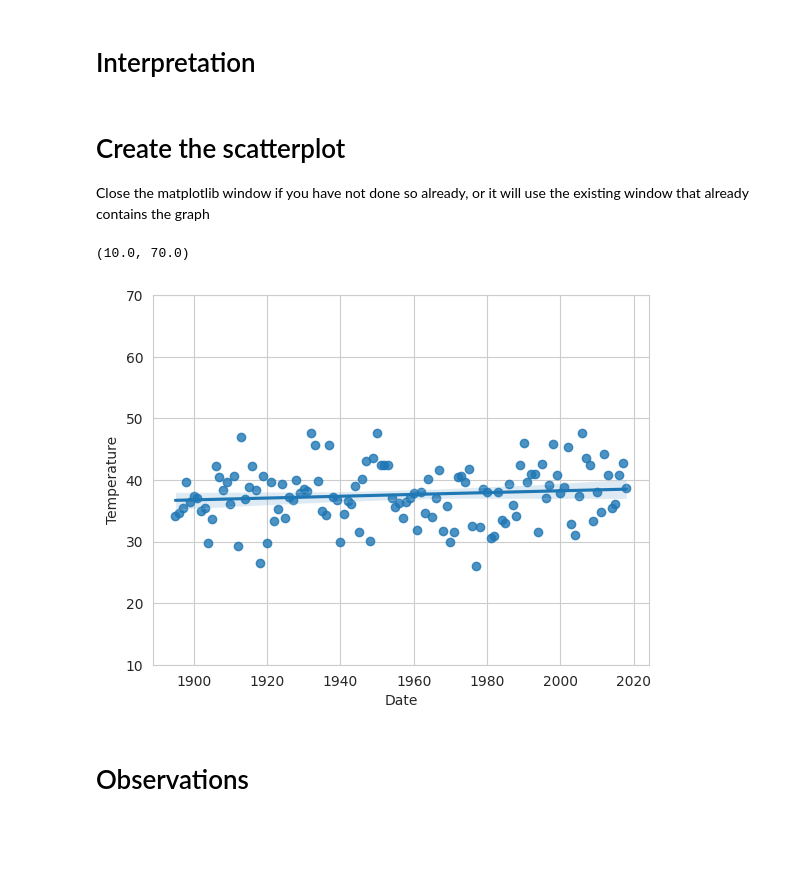
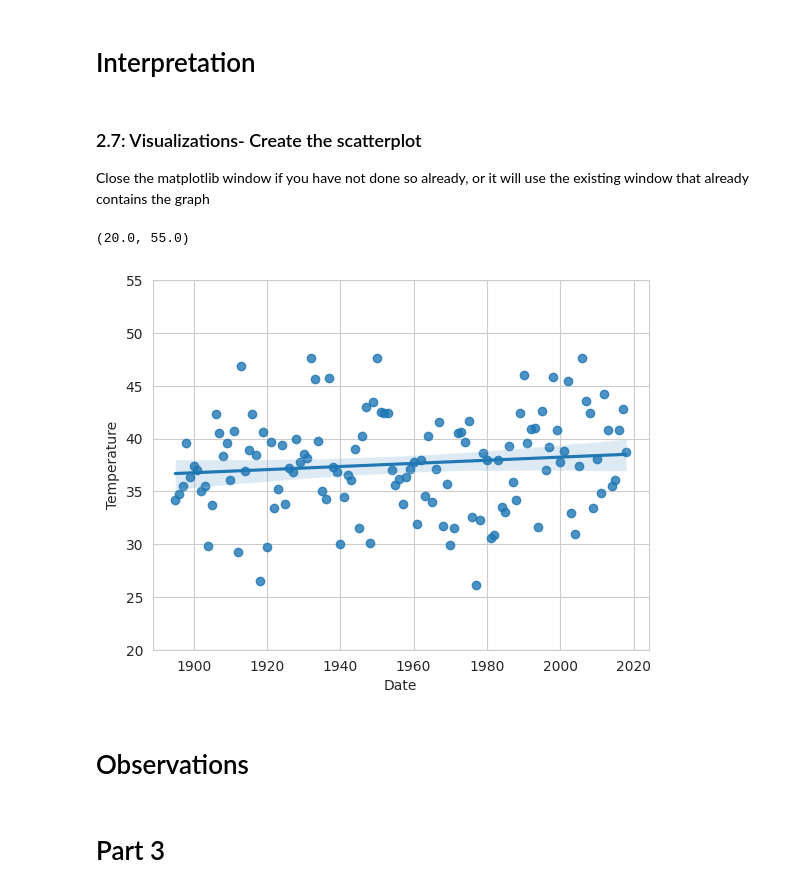
Before and after one commit to MoStrick/datafun-07-ml-, a Jupyter notebook: StricklandMolly_ml.ipynb, the cells around one changed output. Drawn from its saved outputs; the diff is of its cells as text; code cells hidden in the pictures; blank space fills up the shorter version.

Commit message:
Part 1 and Part 2 final

```diff
--- a/StricklandMolly_ml.ipynb
+++ b/StricklandMolly_ml.ipynb
@@ -28,4 +28,4 @@ y_label = axes.set_ylabel('Celsius')
 We obtained the January average high temperatures for New York City from 1895 through 2018 from NOAA’s “Climate at a Glance” time series at: https://www.ncdc.noaa.gov/cag
 OR file in Unit 10: ave_hi_nyc_jan_1895-2018.csv
 # %%
-nyc = pd.read_csv('ave_hi_nyc_jan_1895-2018.csv')
+nyc_df = pd.read_csv('ave_hi_nyc_jan_1895-2018.csv')
@@ -40,16 +52,15 @@ Check Data Type
 Remove 01 from the dates to create just columns
     floor division performs integer division on every element of the series
 # %%
-nyc.head()
-nyc.tail()
 
-nyc.columns = ['Date','Temperature','Anomaly']
-nyc.head(3)
 
-nyc.Date.dtype
+nyc_df.columns = ['Date','Temperature','Anomaly']
+nyc_df.head(3)
 
-nyc.Date = nyc.Date.floordiv(100)
-nyc.head(3)
+nyc_df.Date.dtype
+
+nyc_df.Date = nyc_df.Date.floordiv(100)
+nyc_df.head(3)
 # %% [output]
 |  | Date | Temperature | Anomaly |
 | 0 | 1895 | 34.2 | -3.2 |
@@ -105,16 +116,18 @@ round(linear_regression.slope*2024+linear_regression.intercept,4)
 # %% [markdown]
 # Interpretation
 # %% [markdown]
-# Create the scatterplot
+### 2.7: Visualizations- Create the scatterplot
 Close the matplotlib window if you have not done so already, or it will use the existing window that already contains the graph
 # %%
 import seaborn as sns
 sns.set_style('whitegrid')
-axes = sns.regplot(x=nyc.Date,y=nyc.Temperature)
+axes = sns.regplot(x=nyc_df.Date,y=nyc_df.Temperature)
 
-axes.set_ylim(10,70)
+axes.set_ylim(20,55)
 # %% [output]
-(10.0, 70.0)
+(20.0, 55.0)
-[figure, old version]
+[figure, new version]
 # %% [markdown]
 # Observations
+# %% [markdown]
+# Part 3
```
Also changed, not shown: parts of 9 cells of this notebook.
